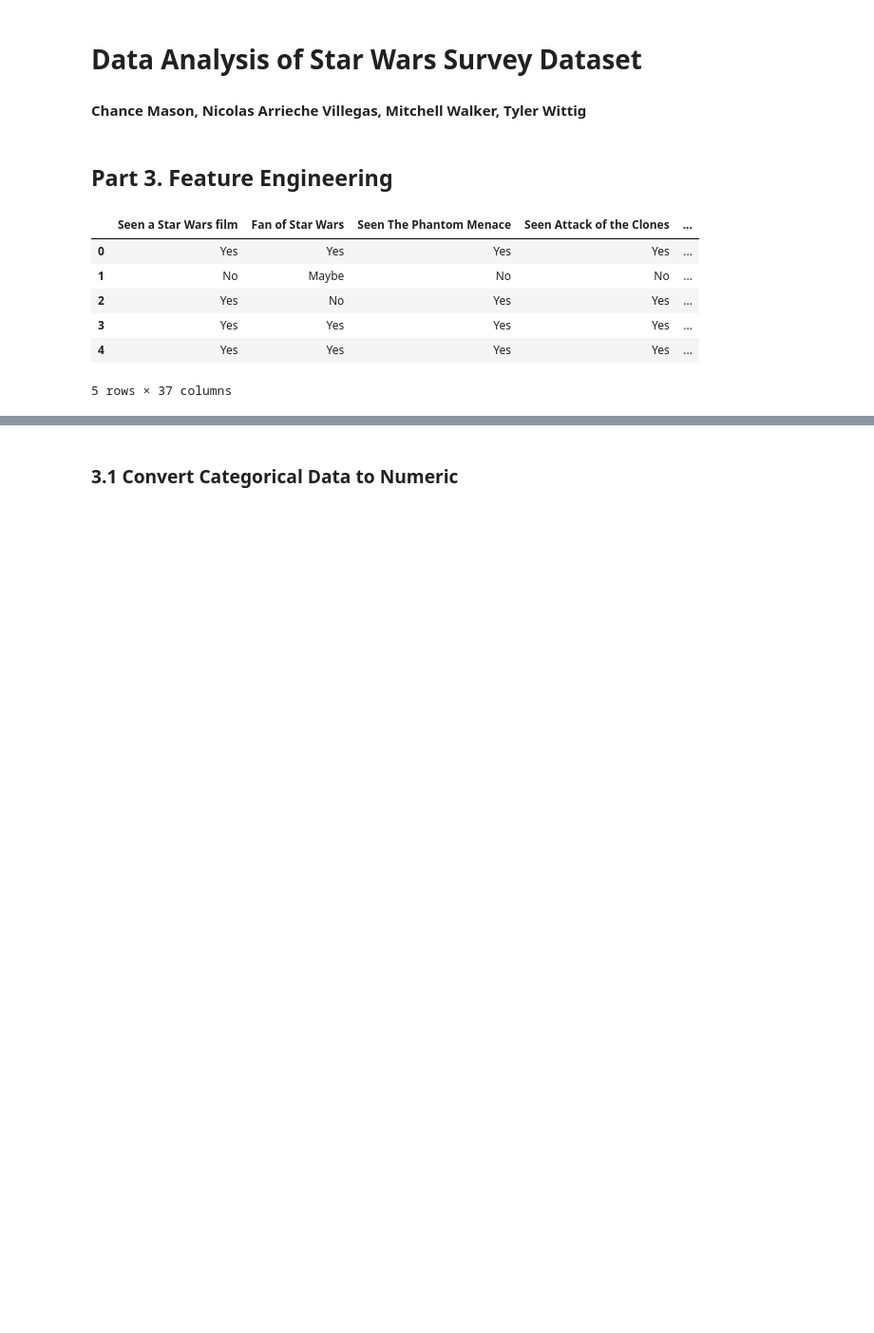
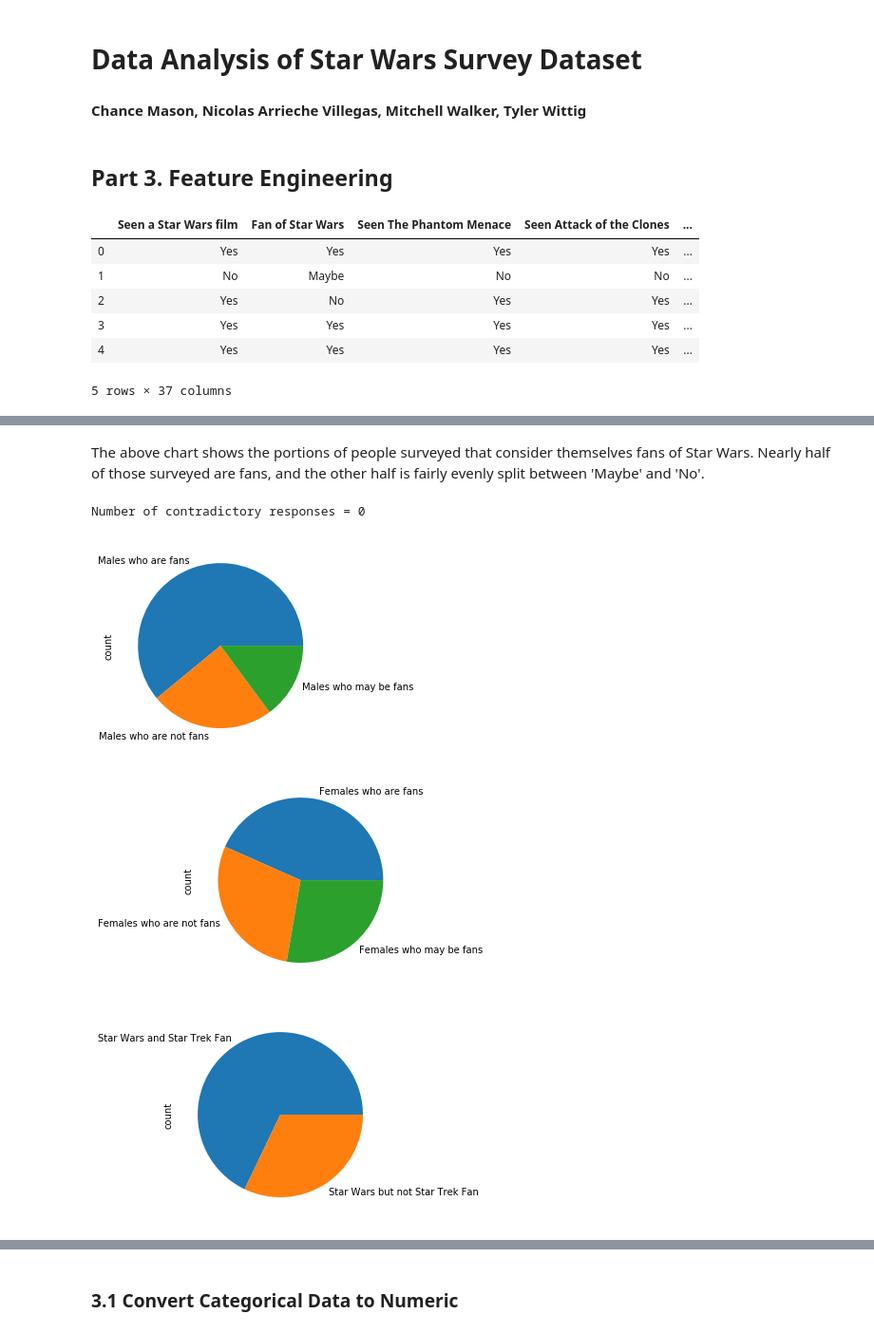
Before and after one commit to twit96/StarWarsSurvey-ClassificationAnalysis, a Jupyter notebook: Feature Engineering.ipynb, the cells around one changed output, grey strips where cells are left out. Shown: that part at 95% size. Saved outputs shown, nothing was run; the diff lists cells and outputs as text; code cells hidden in the pictures; blank space fills up the shorter version.

```diff
--- a/Feature Engineering.ipynb
+++ b/Feature Engineering.ipynb
@@ -31,0 +45,48 @@ data.head()
+# %% [markdown]
+The above chart shows the portions of people surveyed that consider themselves fans of Star Wars. Nearly half of those surveyed are fans, and the other half is fairly evenly split between 'Maybe' and 'No'.
+# %%
+male_fans=0
+male_notfans = 0
+male_maybe = 0
+female_fans=0
+female_notfans=0
+female_maybe=0
+contradictory_responses = 0
+swFan_yesST  = 0
+swFan_noST = 0
+for ind in data.index:
+    #check for gender and fan status data
+    if data['Gender'][ind] == 'Male':
+        if data['Fan of Star Wars'][ind] == 'Yes':
+            male_fans +=1
+        elif data['Fan of Star Wars'][ind] == 'No':
+            male_notfans +=1
+        else:
+            male_maybe += 1
+    elif data['Gender'][ind] == 'Female':
+        if data['Fan of Star Wars'][ind] == 'Yes':
+            female_fans +=1
+        elif data['Fan of Star Wars'][ind] == 'No':
+            female_notfans +=1
+        else:
+            female_maybe += 1
+    if (data['Seen a Star Wars film'][ind] == 'No') and (data['Seen The Phantom Menace'][ind]=='Yes' or data['Seen Attack of the Clones'][ind]=='Yes' or data['Seen Revenge of the Sith'][ind]=='Yes' or data['Seen A New Hope'][ind]=='Yes' or data['Seen The Empire Strikes Back'][ind]=='Yes' or data['Seen Return of the Jedi'][ind]=='Yes'):
+        contradictory_responses +=1
+    if (data['Fan of Star Wars'][ind]=='Yes'):
+        if data['Star Trek Fan'][ind]=='Yes':
+            swFan_yesST += 1
+        elif data['Star Trek Fan'][ind]=='No':
+            swFan_noST +=1
+
+m = pd.DataFrame({'count':[male_fans, male_notfans, male_maybe]}, index=['Males who are fans','Males who are not fans','Males who may be fans'])
+mp = m.plot.pie(y='count',legend=False)
+f = pd.DataFrame({'count':[female_fans, female_notfans, female_maybe]}, index=['Females who are fans','Females who are not fans','Females who may be fans'])
+fp = f.plot.pie(y='count', legend=False)
+fans = pd.DataFrame({'count':[swFan_yesST,swFan_noST]},index=['Star Wars and Star Trek Fan', 'Star Wars but not Star Trek Fan'])
+fansplot = fans.plot.pie(y='count',legend=False)
+print('Number of contradictory responses =', contradictory_responses)
+# %% [output]
+Number of contradictory responses = 0
+[figure, added]
+[figure, added]
+[figure, added]
```
Also changed, not shown: parts of 7 cells of this notebook.
